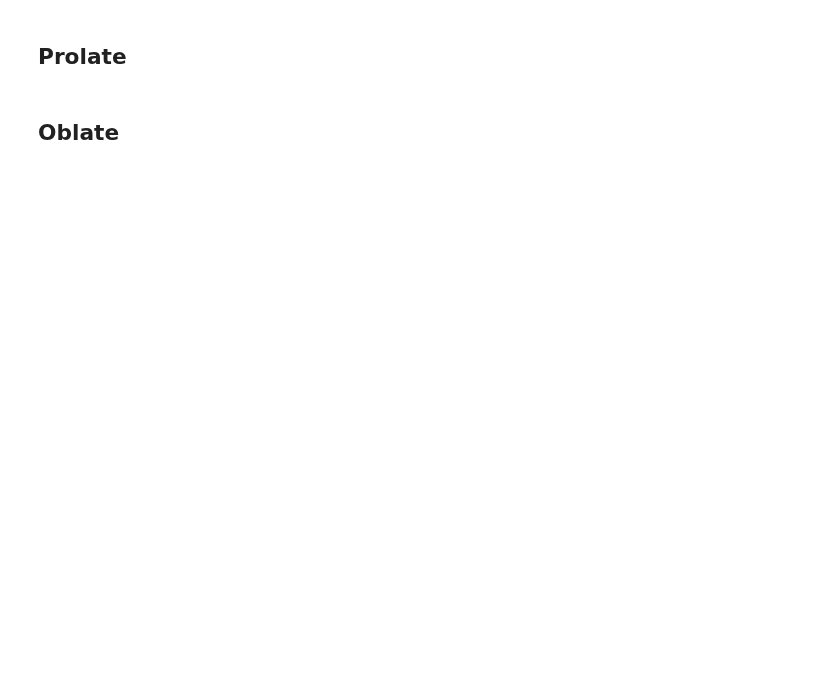
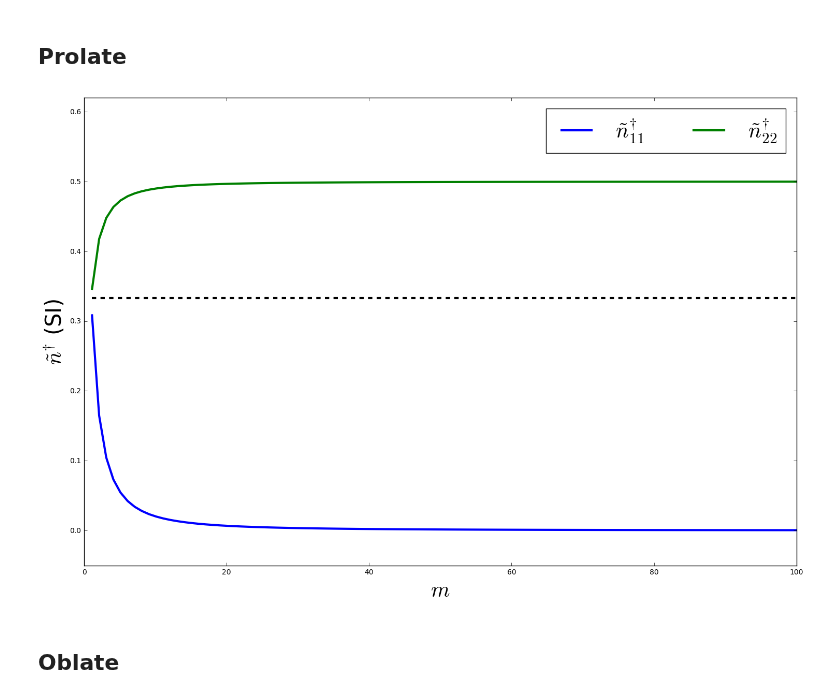
Before and after one commit to DiegoTaka/paper-magnetic-elipsoid, a Jupyter notebook: code/Teste N - Ellipsoids.ipynb, the cells around one changed output. Saved outputs shown, nothing was run; the diff lists cells and outputs as text; code cells hidden in the pictures; blank space fills up the shorter version.

```diff
--- a/code/Teste N - Ellipsoids.ipynb
+++ b/code/Teste N - Ellipsoids.ipynb
@@ -67,37 +93,39 @@ plt.tight_layout()
 # %% [markdown]
 ## Prolate
 # %%
-b = 100.
-m = np.linspace(1.1, 100., 100)
-a = b*m
+b1 = 100.
+m1 = np.linspace(1.1, 100., 100)
+a1 = b1*m1
 
 N1_l2 = []
 N2_l2 = []
 
-for ai in a:
-    model = [mesher.EllipsoidProlate(0.,0.,500.,ai,b,0.,0.,
+for ai1 in a1:
+    model = [mesher.EllipsoidProlate(0.,0.,500.,ai1,b1,0.,0.,
                                      {'remanence': [10000, 90., 0.],
                                       'k': [0.2, 0.1, 0.05, 0., 90., 90.]})]
 
     # Calculate the anomaly for a given regional field
-    tf2,N12,N22 = ellipsoid_prolate.tf_c(xp,yp,zp,B0,inc,dec,model)
+    tf2,N12,N22 = ellipsoid_prolate.tf_c(xp,yp,zp,inten,inc,dec,model)
     N1_l2.append(N12)
     N2_l2.append(N22)
-
 N1_l2 = np.array(N1_l2)/(4*np.pi)
 N2_l2 = np.array(N2_l2)/(4*np.pi)
 cte2 = np.ones_like(N1_l2)/3
 # %%
+plt.figure(figsize=(15,10))
 axes = plt.gca()
-plt.plot(m,N1_l2, label='$\\tilde{n}^{\dagger}_{11}$')
-plt.plot(m,N2_l2, label='$\\tilde{n}^{\dagger}_{22}$')
-plt.plot(m,cte2, '--k')
+plt.plot(m1,N1_l2, label='$\\tilde{n}^{\dagger}_{11}$', linewidth=3.0)
+plt.plot(m1,N2_l2, label='$\\tilde{n}^{\dagger}_{22}$', linewidth=3.0)
+plt.plot(m1,cte2, '--k', linewidth=3.0)
 axes.set_ylim([-0.05,0.62])
-plt.legend(loc='best', ncol=2, fontsize = 14)
-plt.ylabel('$\\tilde{n}^{\dagger}$ (SI)', fontsize=16)
-plt.xlabel('$m$', fontsize=16)
+plt.legend(loc='best', ncol=2, fontsize = 30)
+plt.ylabel('$\\tilde{n}^{\dagger}$ (SI)', fontsize=30)
+plt.xlabel('$m$', fontsize=30)
 plt.tight_layout()
-#plt.savefig('..\\figures\\test_n_prolate.jpeg', dpi = 600, facecolor='w', bbox_inches='tight')
+plt.savefig('..\\figures\\test_n_prolate.pdf', dpi = 600, facecolor='w', bbox_inches='tight')
+# %% [output]
+[figure, added]
 # %% [markdown]
 ## Oblate
 # %%
```
Also changed, not shown: parts of 20 cells of this notebook, 10 other files.
